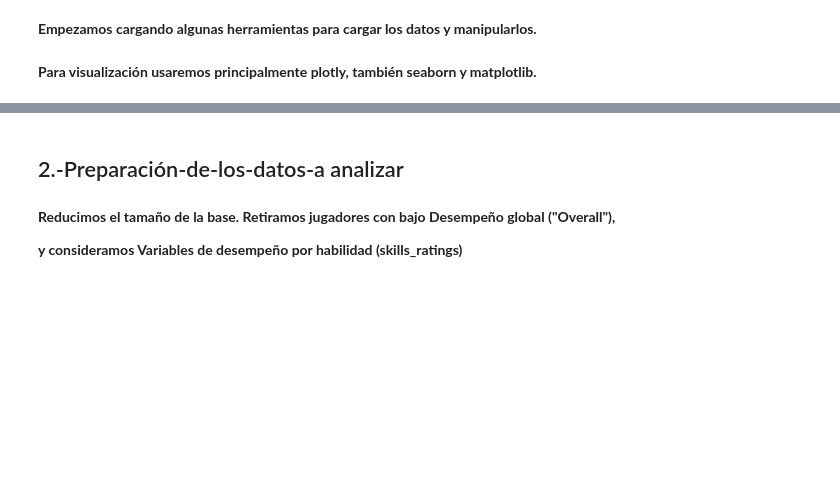
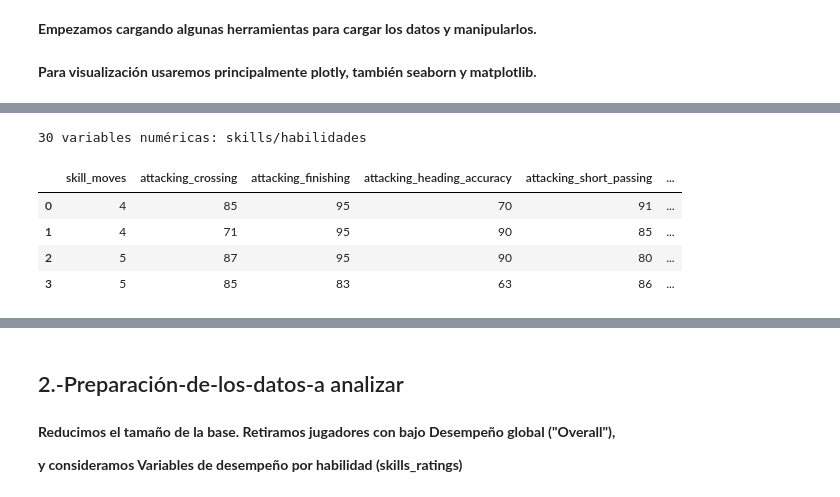
Before and after one commit to argennof/Data_A-V_2022, a Jupyter notebook: Práctico_NoSupervisado_fifa2022_G24.ipynb, the cells around one changed output, grey strips where cells are left out. Saved outputs shown, nothing was run; the diff lists cells and outputs as text; code cells hidden in the pictures; blank space fills up the shorter version.

```diff
--- a/Práctico_NoSupervisado_fifa2022_G24.ipynb
+++ b/Práctico_NoSupervisado_fifa2022_G24.ipynb
@@ -237,0 +102,27 @@ club_avg_overall.head(8)
+# %%
+# Una Guia para comprender que son las habilidades
+# https://www.todoultimateteam.com/guia-de-atributos-fifa-ultimate-team/#Defensa
+
+n=10000
+df_n=df.loc[:n] #los primeros n
+df_n=df_n[(df_n['overall']>70)] # mejores jugadores
+
+skills_ratings = ['skill_moves',
+                  'attacking_crossing', 'attacking_finishing',
+                  'attacking_heading_accuracy', 'attacking_short_passing',
+                  'attacking_volleys', 'skill_dribbling', 'skill_curve',
+                  'skill_fk_accuracy', 'skill_long_passing', 'skill_ball_control',
+                  'movement_acceleration', 'movement_sprint_speed', 'movement_agility',
+                  'movement_reactions', 'movement_balance', 'power_shot_power',
+                  'power_jumping', 'power_stamina', 'power_strength', 'power_long_shots',
+                  'mentality_aggression', 'mentality_interceptions',
+                  'mentality_positioning', 'mentality_vision', 'mentality_penalties',
+                  'mentality_composure', 'defending_marking_awareness',
+                  'defending_standing_tackle', 'defending_sliding_tackle'
+                 ]
+
+print(len(skills_ratings), 'variables numéricas: skills/habilidades')
+
+df_skills=df_n[skills_ratings]
+# %% [output]
+30 variables numéricas: skills/habilidades
@@ -237,0 +135,10 @@ club_avg_overall.head(8)
+# %%
+df_skills=df_n[skills_ratings]  #base, sólo con desempeños según habilidad (numéricas)
+
+df_skills.head(4)
+# %% [output]
+|  | skill_moves | attacking_crossing | attacking_finishing | attacking_heading_accuracy | attacking_short_passing | ... |
+| 0 | 4 | 85 | 95 | 70 | 91 | ... |
+| 1 | 4 | 71 | 95 | 90 | 85 | ... |
+| 2 | 5 | 87 | 95 | 90 | 80 | ... |
+| 3 | 5 | 85 | 83 | 63 | 86 | ... |
```
Also changed, not shown: parts of 38 cells of this notebook.
